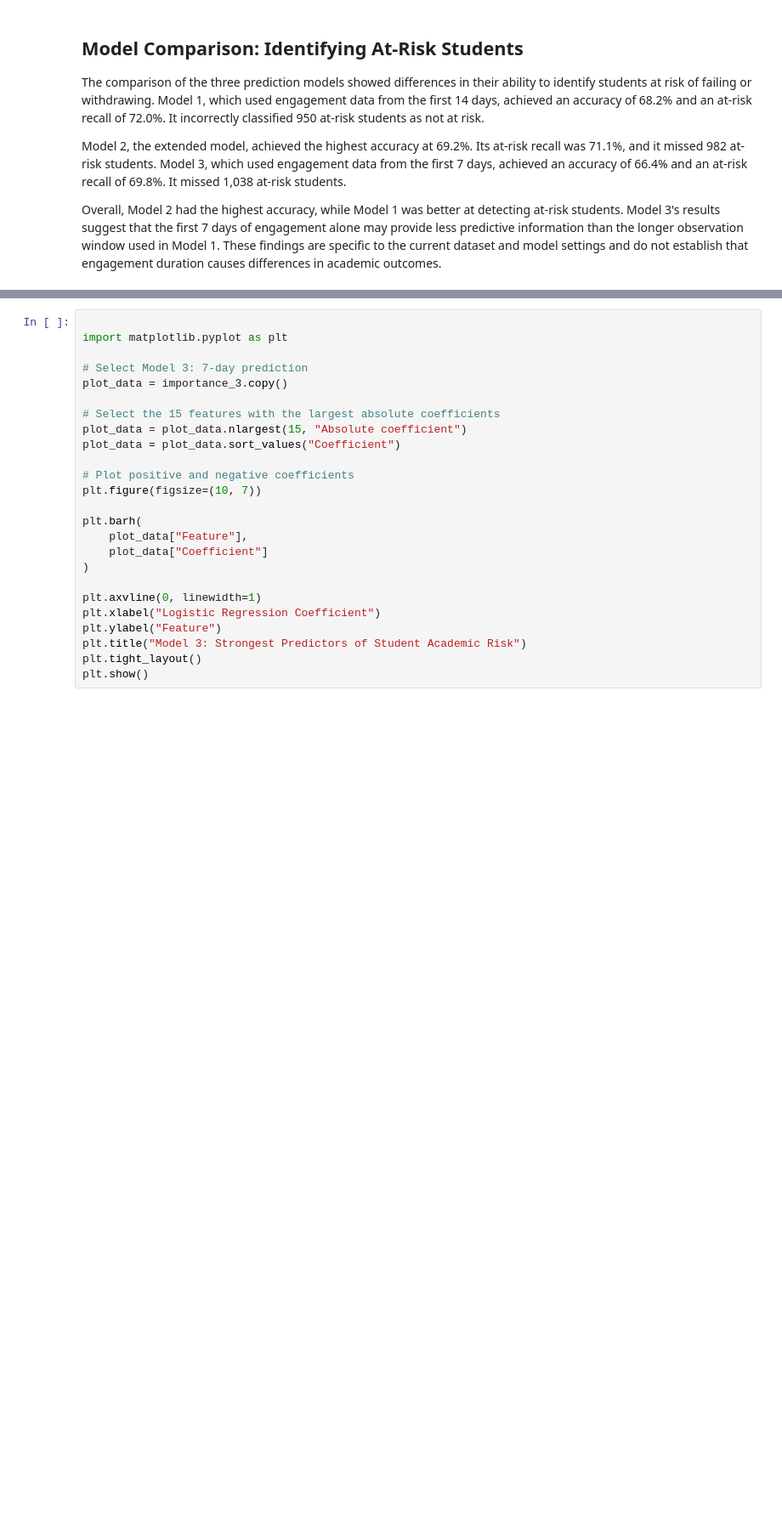
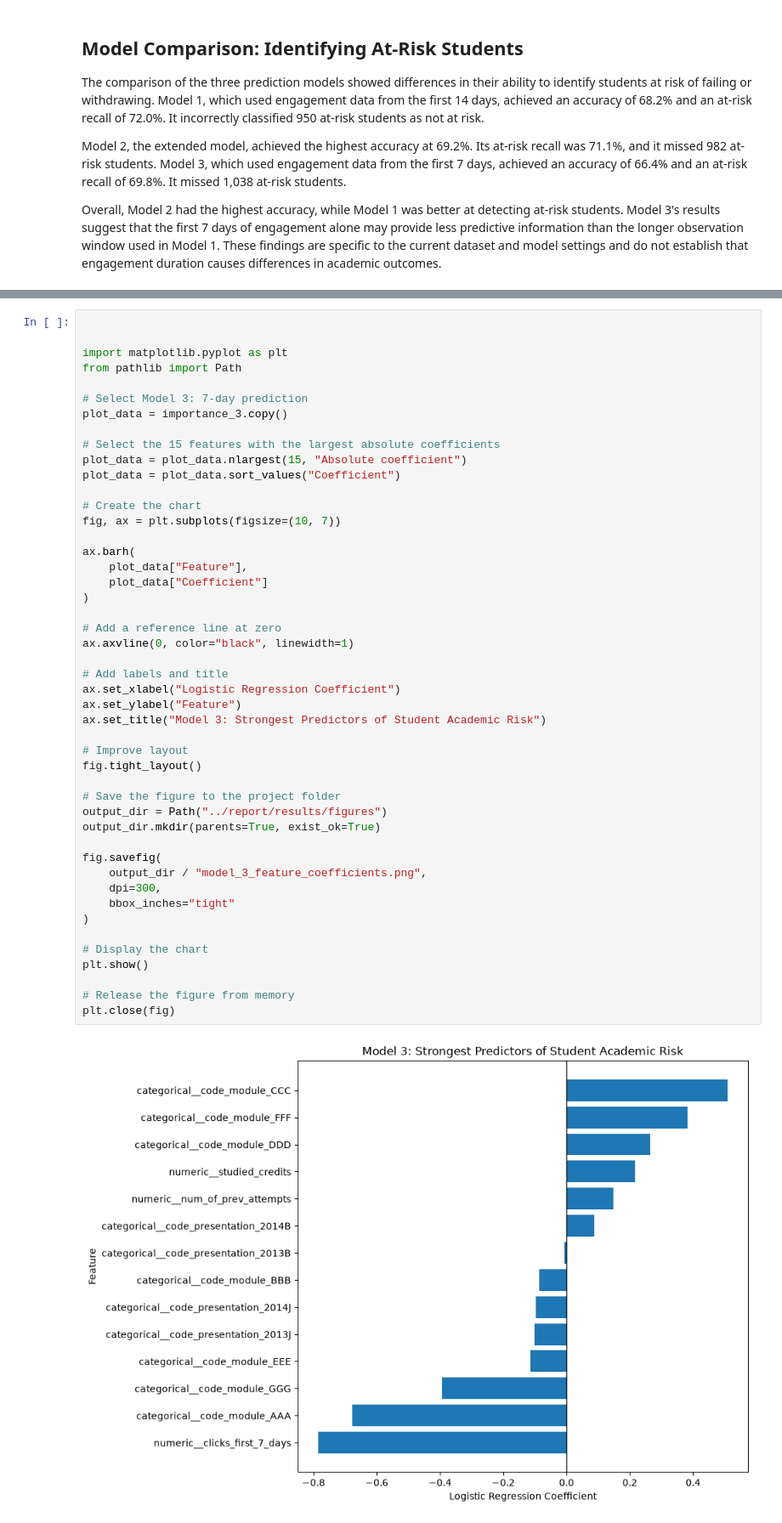
Before and after one commit to AungBhonePyae00/educational-data-mining, a Jupyter notebook: notebooks/03_risk_prediction.ipynb, the cells around one changed output, grey strips where cells are left out. Shown at 85% size. Saved outputs shown, nothing was run; the diff lists cells and outputs as text; blank space fills up the shorter version.

```diff
--- a/notebooks/03_risk_prediction.ipynb
+++ b/notebooks/03_risk_prediction.ipynb
@@ -1199,28 +1668,52 @@ importance_3 = get_feature_importance(
 # %%
 
+
 import matplotlib.pyplot as plt
+from pathlib import Path
 
 # Select Model 3: 7-day prediction
 plot_data = importance_3.copy()
 
 # Select the 15 features with the largest absolute coefficients
 plot_data = plot_data.nlargest(15, "Absolute coefficient")
 plot_data = plot_data.sort_values("Coefficient")
 
-# Plot positive and negative coefficients
-plt.figure(figsize=(10, 7))
+# Create the chart
+fig, ax = plt.subplots(figsize=(10, 7))
 
-plt.barh(
+ax.barh(
     plot_data["Feature"],
     plot_data["Coefficient"]
 )
 
-plt.axvline(0, linewidth=1)
-plt.xlabel("Logistic Regression Coefficient")
-plt.ylabel("Feature")
-plt.title("Model 3: Strongest Predictors of Student Academic Risk")
-plt.tight_layout()
+# Add a reference line at zero
+ax.axvline(0, color="black", linewidth=1)
+
+# Add labels and title
+ax.set_xlabel("Logistic Regression Coefficient")
+ax.set_ylabel("Feature")
+ax.set_title("Model 3: Strongest Predictors of Student Academic Risk")
+
+# Improve layout
+fig.tight_layout()
+
+# Save the figure to the project folder
+output_dir = Path("../report/results/figures")
+output_dir.mkdir(parents=True, exist_ok=True)
+
+fig.savefig(
+    output_dir / "model_3_feature_coefficients.png",
+    dpi=300,
+    bbox_inches="tight"
+)
+
+# Display the chart
 plt.show()
+
+# Release the figure from memory
+plt.close(fig)
+# %% [output]
+[figure, added]
 # %% [markdown]
 ## Feature Importance Analysis
 
```
Also changed, not shown: parts of 89 cells of this notebook, 2 other files.
